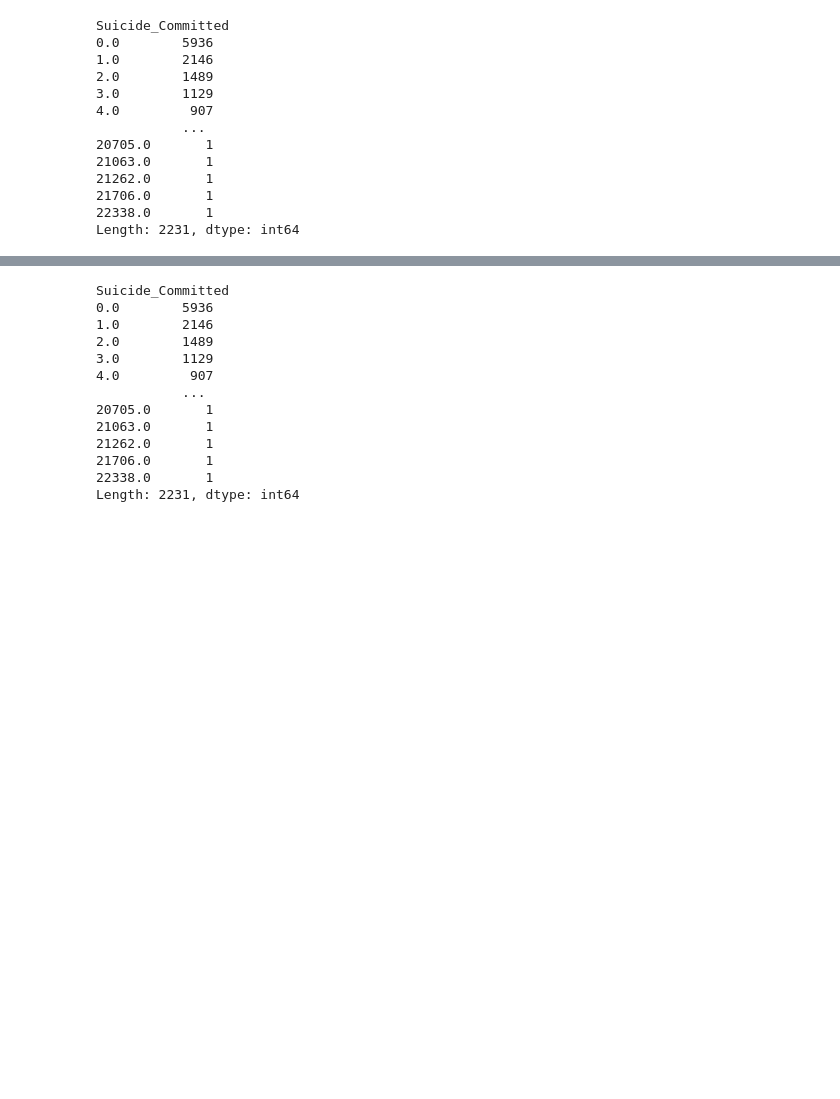
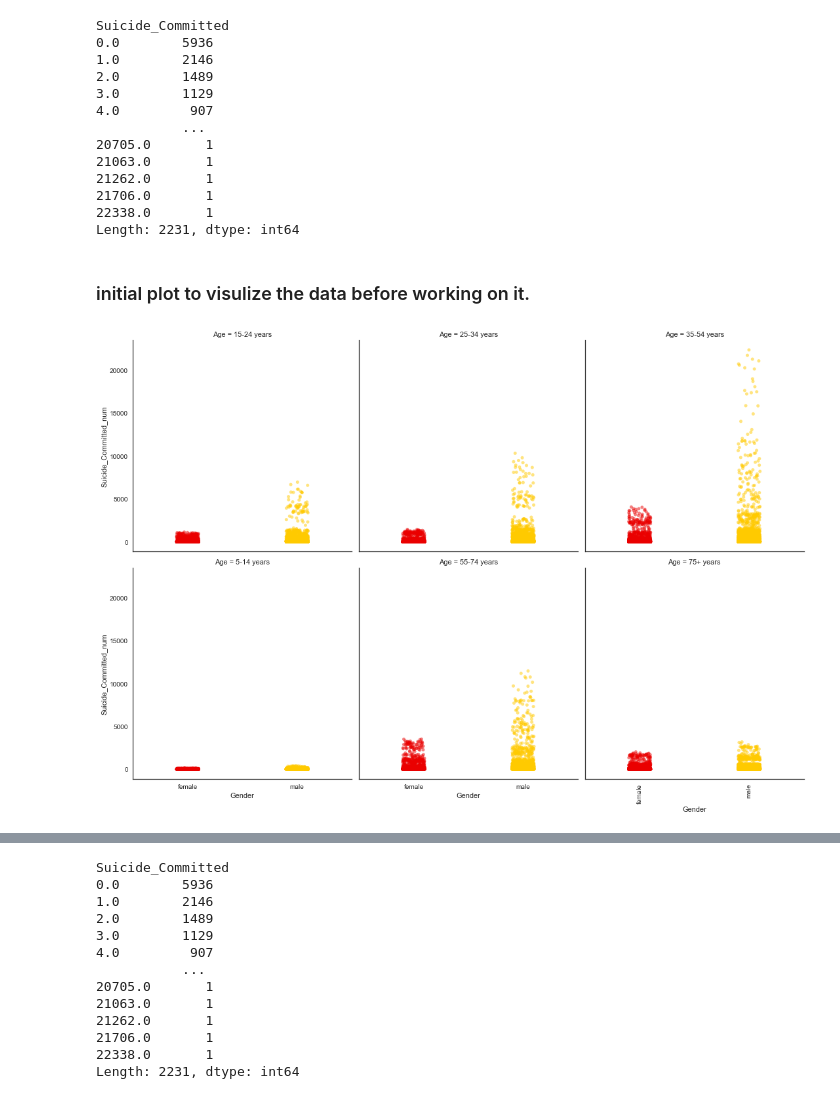
Before and after one commit to daasdemha/Sucide_prediction, a Jupyter notebook: SucideByAge.ipynb, the cells around one changed output, grey strips where cells are left out. Saved outputs shown, nothing was run; the diff lists cells and outputs as text; code cells hidden in the pictures; blank space fills up the shorter version.

Commit message:
data refined more. pre-processing done. figures displayed. libraries imported.

```diff
--- a/SucideByAge.ipynb
+++ b/SucideByAge.ipynb
@@ -119,0 +163,10 @@ sucidedataframe.loc[sucidedataframe.Gender == "male", "Gender"] = 0
+# %% [markdown]
+### initial plot to visulize the data before working on it.
+# %%
+plt.rcParams['figure.figsize'] = (13, 7)
+plt.style.use('seaborn-white')
+sns.catplot(x='Gender', y="Suicide_Committed_num", col="Age", col_wrap=3, sharey=True, data=sucidedataframe, alpha=0.5, palette = 'hot')
+plt.xticks(rotation = 90)
+plt.show()
+# %% [output]
+[figure, added]
```
Also changed, not shown: parts of 49 cells of this notebook.
